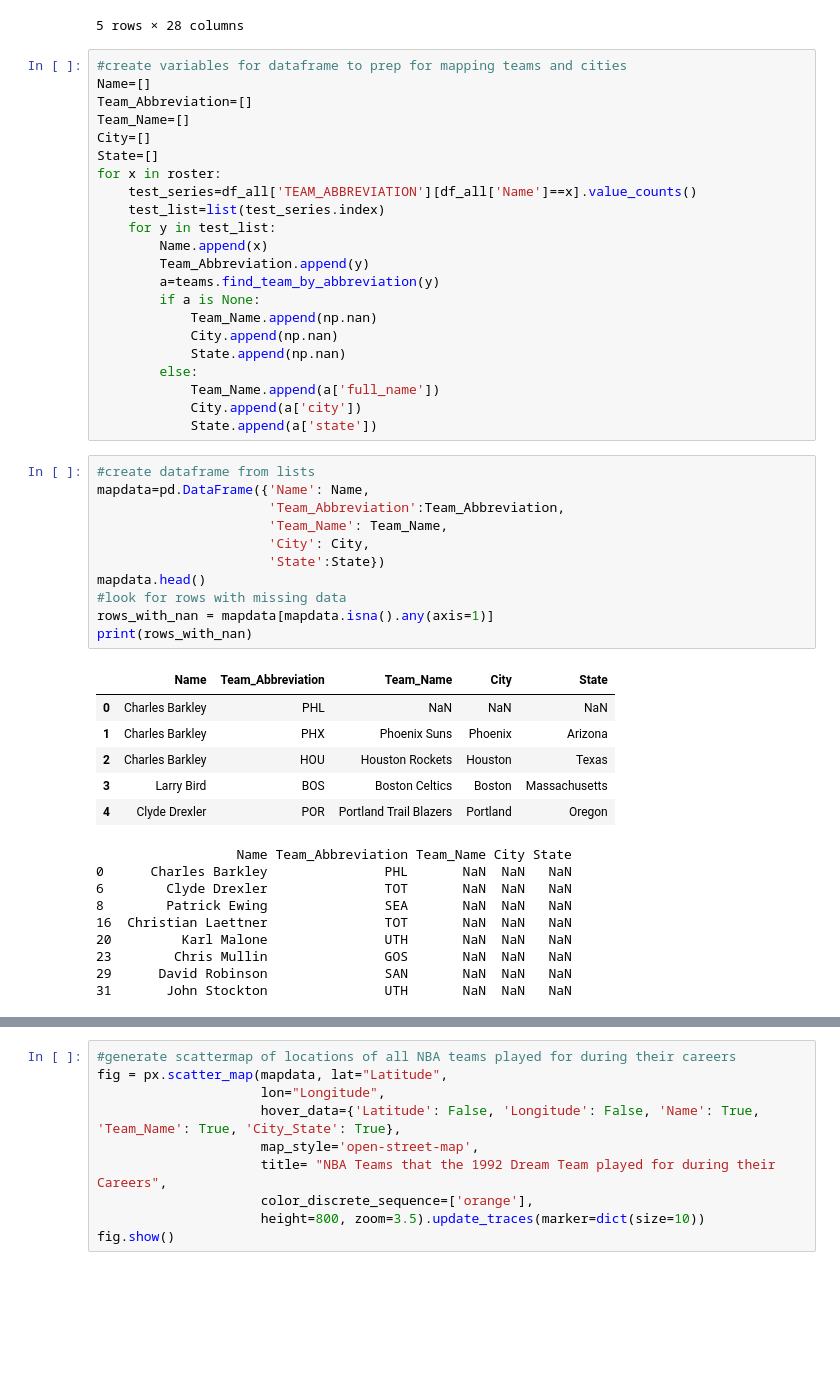
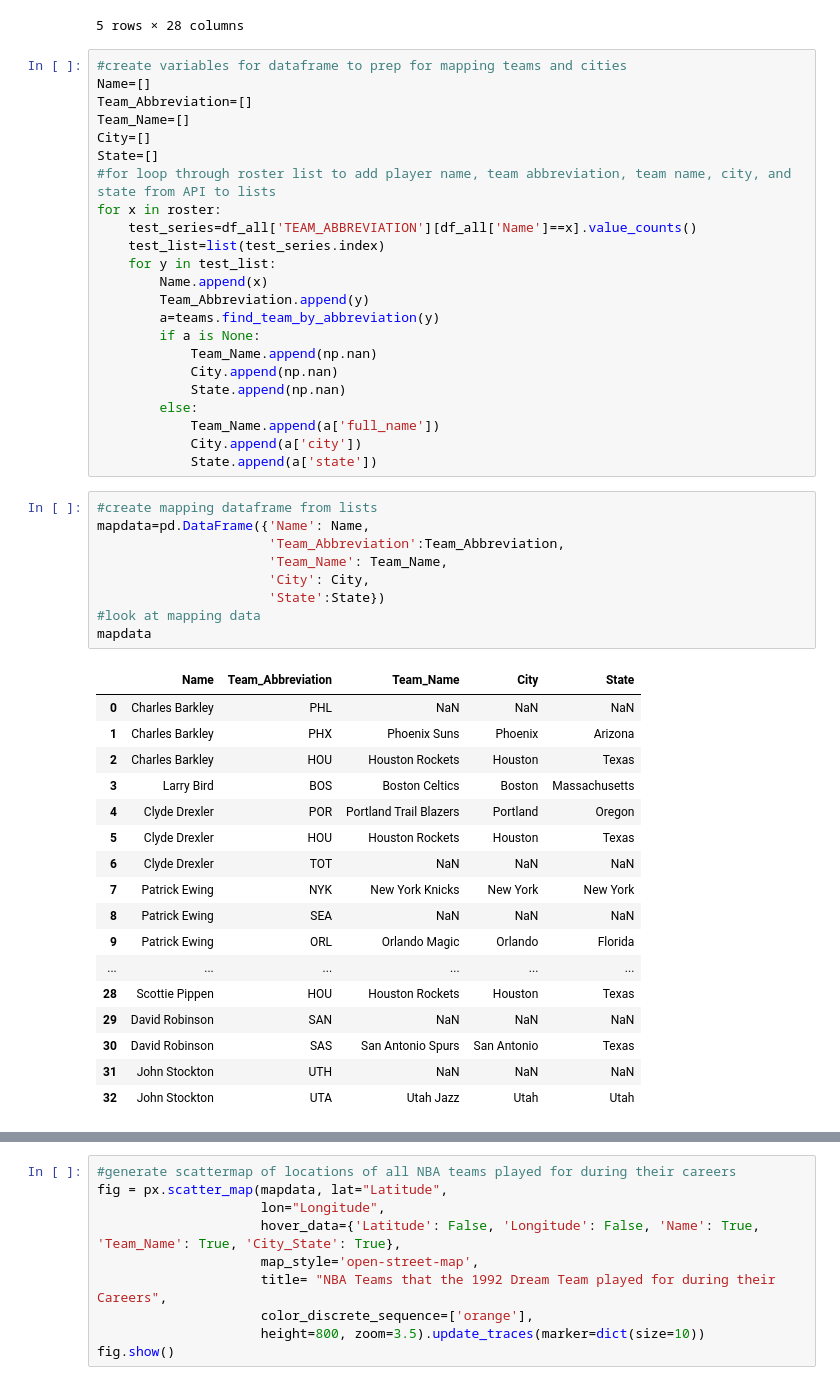
Before and after one commit to e-harrell/dreamteam92, a Jupyter notebook: project notebook.ipynb, the cells around one changed output, grey strips where cells are left out. Drawn from its saved outputs; the diff is of its cells as text; blank space fills up the shorter version.

```diff
--- a/project notebook.ipynb
+++ b/project notebook.ipynb
@@ -405,6 +214,7 @@ Team_Abbreviation=[]
 Team_Name=[]
 City=[]
 State=[]
+#for loop through roster list to add player name, team abbreviation, team name, city, and state from API to lists
 for x in roster:
     test_series=df_all['TEAM_ABBREVIATION'][df_all['Name']==x].value_counts()
     test_list=list(test_series.index)
@@ -421,30 +231,30 @@ for x in roster:
             City.append(a['city'])
             State.append(a['state'])
 # %%
-#create dataframe from lists
+#create mapping dataframe from lists
 mapdata=pd.DataFrame({'Name': Name,
                       'Team_Abbreviation':Team_Abbreviation,
                       'Team_Name': Team_Name,
                       'City': City,
                       'State':State})
-mapdata.head()
-#look for rows with missing data
-rows_with_nan = mapdata[mapdata.isna().any(axis=1)]
-print(rows_with_nan)
+#look at mapping data
+mapdata
 # %% [output]
 |  | Name | Team_Abbreviation | Team_Name | City | State |
 | 0 | Charles Barkley | PHL | NaN | NaN | NaN |
 | 1 | Charles Barkley | PHX | Phoenix Suns | Phoenix | Arizona |
 | 2 | Charles Barkley | HOU | Houston Rockets | Houston | Texas |
 | 3 | Larry Bird | BOS | Boston Celtics | Boston | Massachusetts |
 | 4 | Clyde Drexler | POR | Portland Trail Blazers | Portland | Oregon |
+| 5 | Clyde Drexler | HOU | Houston Rockets | Houston | Texas |
+| 6 | Clyde Drexler | TOT | NaN | NaN | NaN |
+| 7 | Patrick Ewing | NYK | New York Knicks | New York | New York |
+| 8 | Patrick Ewing | SEA | NaN | NaN | NaN |
+| 9 | Patrick Ewing | ORL | Orlando Magic | Orlando | Florida |
+| ... | ... | ... | ... | ... | ... |
+| 28 | Scottie Pippen | HOU | Houston Rockets | Houston | Texas |
+| 29 | David Robinson | SAN | NaN | NaN | NaN |
+| 30 | David Robinson | SAS | San Antonio Spurs | San Antonio | Texas |
+| 31 | John Stockton | UTH | NaN | NaN | NaN |
+| 32 | John Stockton | UTA | Utah Jazz | Utah | Utah |
-                  Name Team_Abbreviation Team_Name City State
-0      Charles Barkley               PHL       NaN  NaN   NaN
-6        Clyde Drexler               TOT       NaN  NaN   NaN
-8        Patrick Ewing               SEA       NaN  NaN   NaN
-16  Christian Laettner               TOT       NaN  NaN   NaN
-20         Karl Malone               UTH       NaN  NaN   NaN
-23        Chris Mullin               GOS       NaN  NaN   NaN
-29      David Robinson               SAN       NaN  NaN   NaN
-31       John Stockton               UTH       NaN  NaN   NaN
 # %%
```
Also changed, not shown: parts of 16 cells of this notebook.
